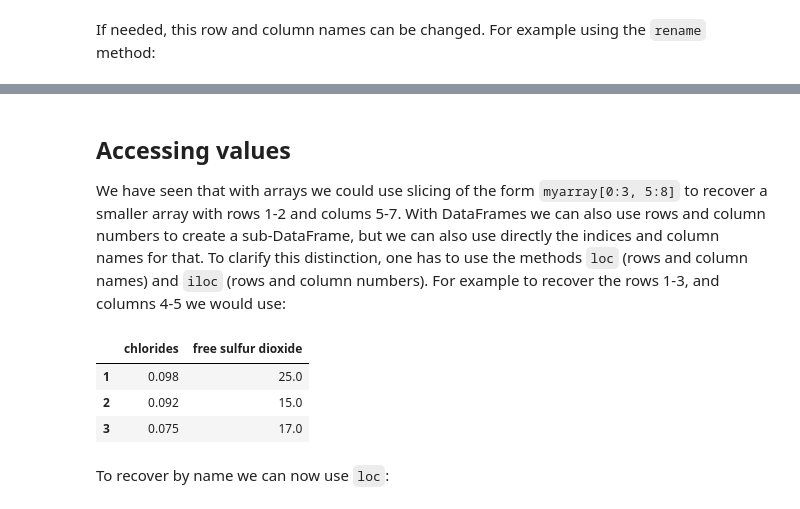
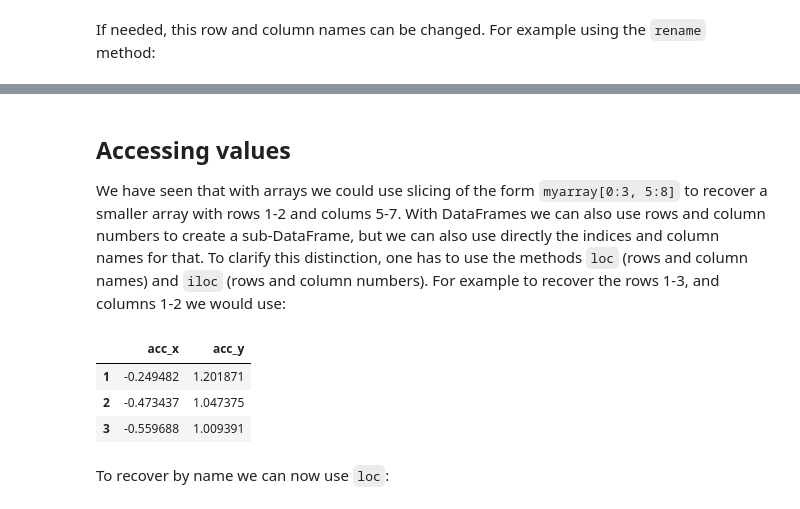
Before and after one commit to guiwitz/EHML, a Jupyter notebook: 04-Pandas.ipynb, the cells around one changed output, grey strips where cells are left out. Saved outputs shown, nothing was run; the diff lists cells and outputs as text; code cells hidden in the pictures.

Commit message:
update with movement data

````diff
--- a/04-Pandas.ipynb
+++ b/04-Pandas.ipynb
@@ -23,0 +35,2 @@ wine.head(5)
+# %%
+running = pd.read_csv('datasets/running.csv')
@@ -74,0 +89,3 @@ wine.head(5)
+# %%
+running = running.rename(columns={'Linear Acceleration x (m/s^2)': 'acc_x'})
+running.head(5)
@@ -74,0 +101,3 @@ wine.head(5)
+# %%
+running.rename(columns={'Linear Acceleration y (m/s^2)': 'acc_y'}, inplace=True)
+running.head(5)
@@ -75,13 +111,13 @@ wine.head(5)
 # %% [markdown]
 ## Accessing values
 
-We have seen that with arrays we could use slicing of the form ```myarray[0:3, 5:8]``` to recover a smaller array with rows 1-2 and colums 5-7. With DataFrames we can also use rows and column numbers to create a sub-DataFrame, but we can also use directly the indices and column names for that. To clarify this distinction, one has to use the methods ```loc``` (rows and column names) and ```iloc``` (rows and column numbers). For example to recover the rows 1-3, and columns 4-5 we would use:
+We have seen that with arrays we could use slicing of the form ```myarray[0:3, 5:8]``` to recover a smaller array with rows 1-2 and colums 5-7. With DataFrames we can also use rows and column numbers to create a sub-DataFrame, but we can also use directly the indices and column names for that. To clarify this distinction, one has to use the methods ```loc``` (rows and column names) and ```iloc``` (rows and column numbers). For example to recover the rows 1-3, and columns 1-2 we would use:
 # %%
-wine.iloc[1:4, 4:6]
+running.iloc[1:4, 1:3]
 # %% [output]
-|  | chlorides | free sulfur dioxide |
-| 1 | 0.098 | 25.0 |
-| 2 | 0.092 | 15.0 |
-| 3 | 0.075 | 17.0 |
+|  | acc_x | acc_y |
+| 1 | -0.249482 | 1.201871 |
+| 2 | -0.473437 | 1.047375 |
+| 3 | -0.559688 | 1.009391 |
 # %% [markdown]
 To recover by name we can now use ```loc```:
````
Also changed, not shown: parts of 35 cells of this notebook.
